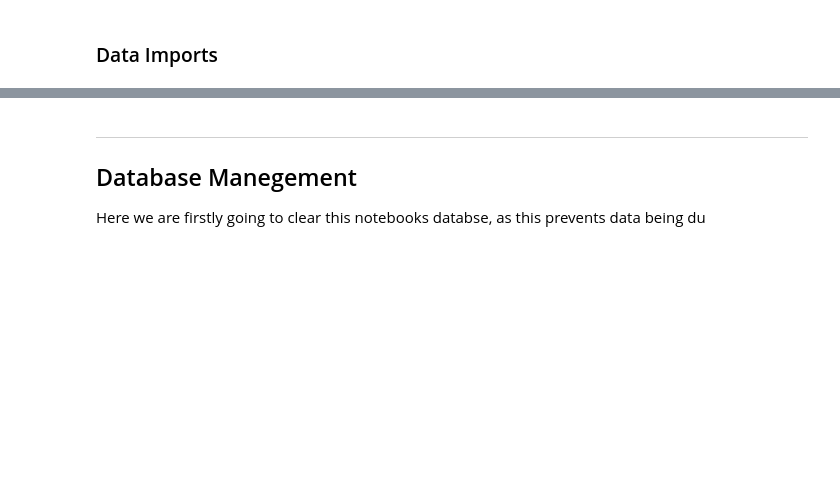
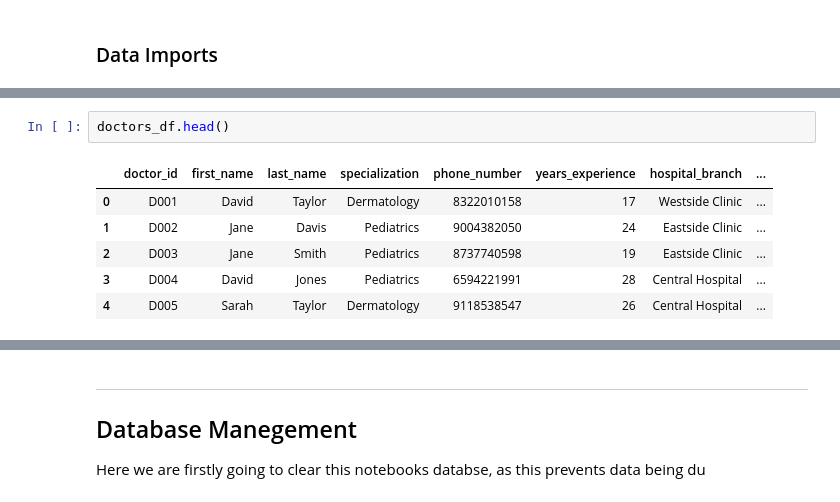
Before and after one commit to Djohnson1313/hospital_operations_intelligence_, a Jupyter notebook: hospital_operations_analysis.ipynb, the cells around one changed output, grey strips where cells are left out. Saved outputs shown, nothing was run; the diff lists cells and outputs as text; blank space fills up the shorter version.

```diff
--- a/hospital_operations_analysis.ipynb
+++ b/hospital_operations_analysis.ipynb
@@ -57,0 +73,9 @@ treatment_csv = pd.read_csv('operations_data/treatments.csv')
+# %%
+doctors_df.head()
+# %% [output]
+|  | doctor_id | first_name | last_name | specialization | phone_number | years_experience | hospital_branch | ... |
+| 0 | D001 | David | Taylor | Dermatology | 8322010158 | 17 | Westside Clinic | ... |
+| 1 | D002 | Jane | Davis | Pediatrics | 9004382050 | 24 | Eastside Clinic | ... |
+| 2 | D003 | Jane | Smith | Pediatrics | 8737740598 | 19 | Eastside Clinic | ... |
+| 3 | D004 | David | Jones | Pediatrics | 6594221991 | 28 | Central Hospital | ... |
+| 4 | D005 | Sarah | Taylor | Dermatology | 9118538547 | 26 | Central Hospital | ... |
```
Also changed, not shown: parts of 34 cells of this notebook.
